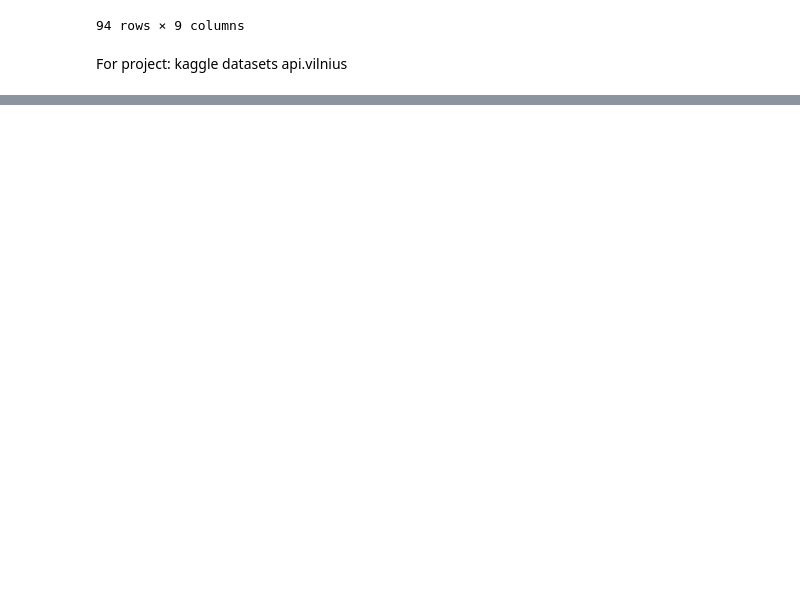
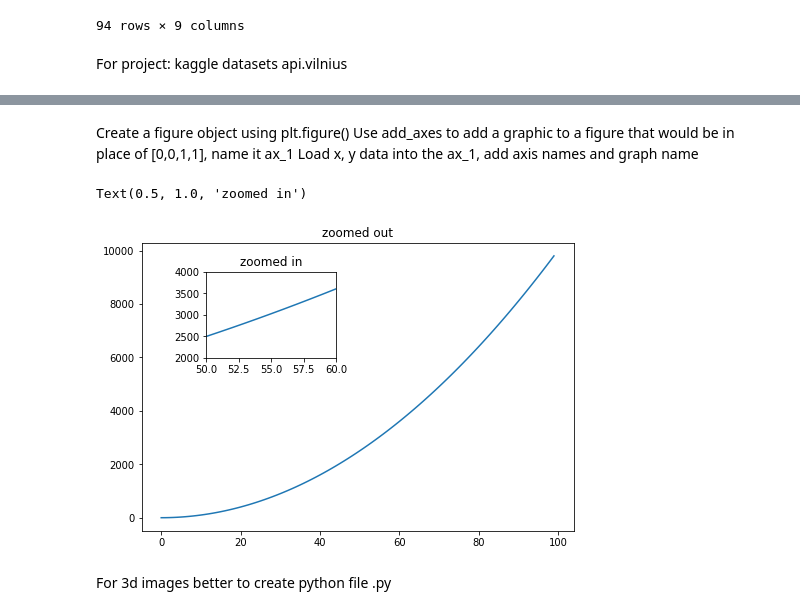
Before and after one commit to rutasp/introduction_python, a Jupyter notebook: Practice.ipynb, the cells around one changed output, grey strips where cells are left out. Saved outputs shown, nothing was run; the diff lists cells and outputs as text; code cells hidden in the pictures; blank space fills up the shorter version.

```diff
--- a/Practice.ipynb
+++ b/Practice.ipynb
@@ -3923,0 +4227,23 @@ api.vilnius
+# %% [markdown]
+Create a figure object using plt.figure()
+Use add_axes to add a graphic to a figure that would be in place of [0,0,1,1], name it ax_1
+Load x, y data into the ax_1, add axis names and graph name
+# %%
+fig = plt.figure()
+ax = fig.add_axes( rect=[0,0,1,1] )
+ax.plot(data, data_z)
+ax.set_title('zoomed out')
+ax_2 = fig.add_axes( rect=[0.15,0.6,0.3,0.3] ) # 2nd axis
+#first 2 values controls position, second 2 size
+#to have outside 1.1 for e.g.
+ax_2.plot(data, data_z)
+
+#zoom in
+ax_2.set_xlim(50, 60) #xlimit
+ax_2.set_ylim(2000, 4000)
+ax_2.set_title('zoomed in')
+# %% [output]
+Text(0.5, 1.0, 'zoomed in')
+[figure, added]
+# %% [markdown]
+For 3d images better to create python file .py
```
Also changed, not shown: parts of 27 cells of this notebook, 2 other files.
